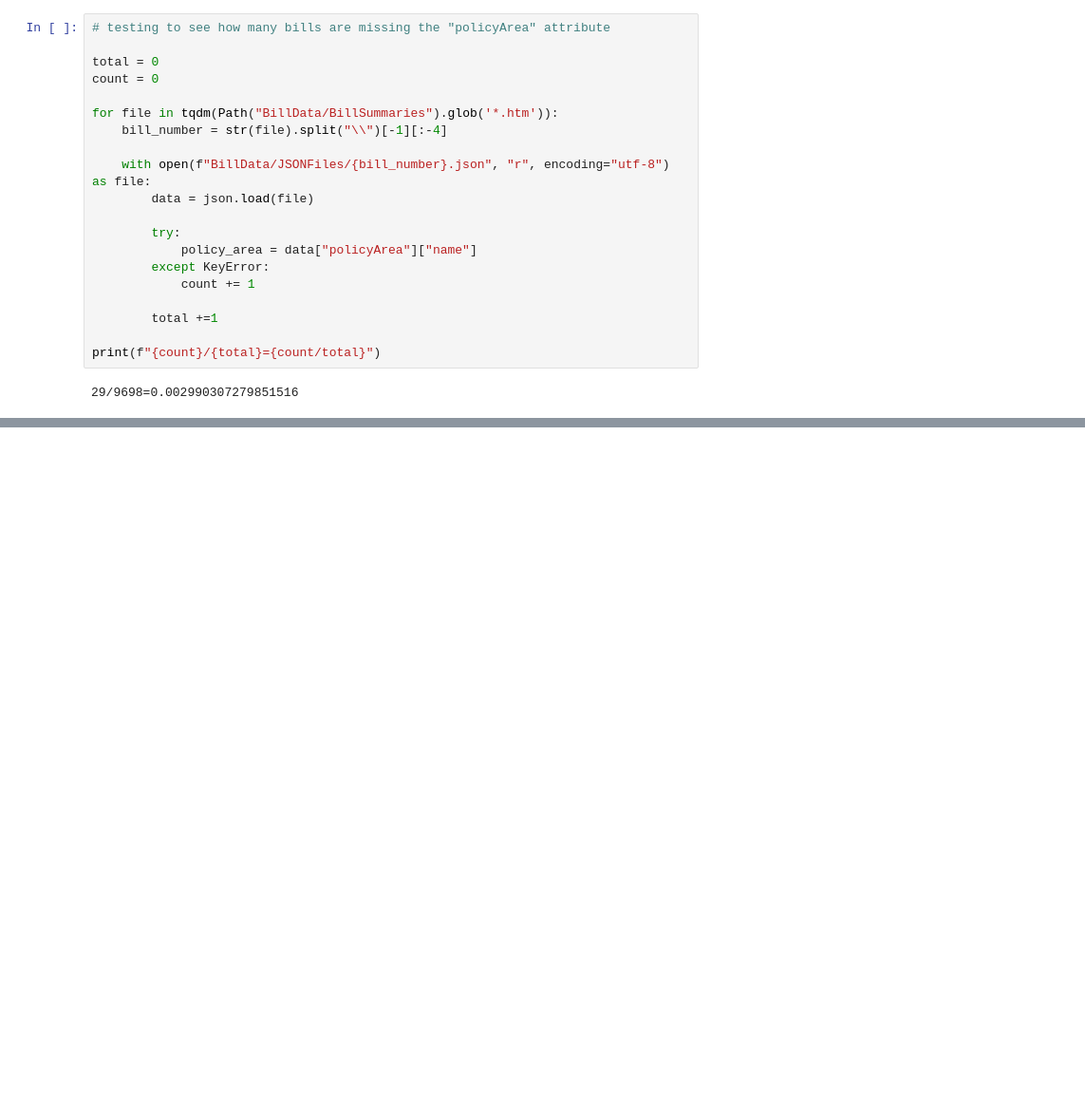
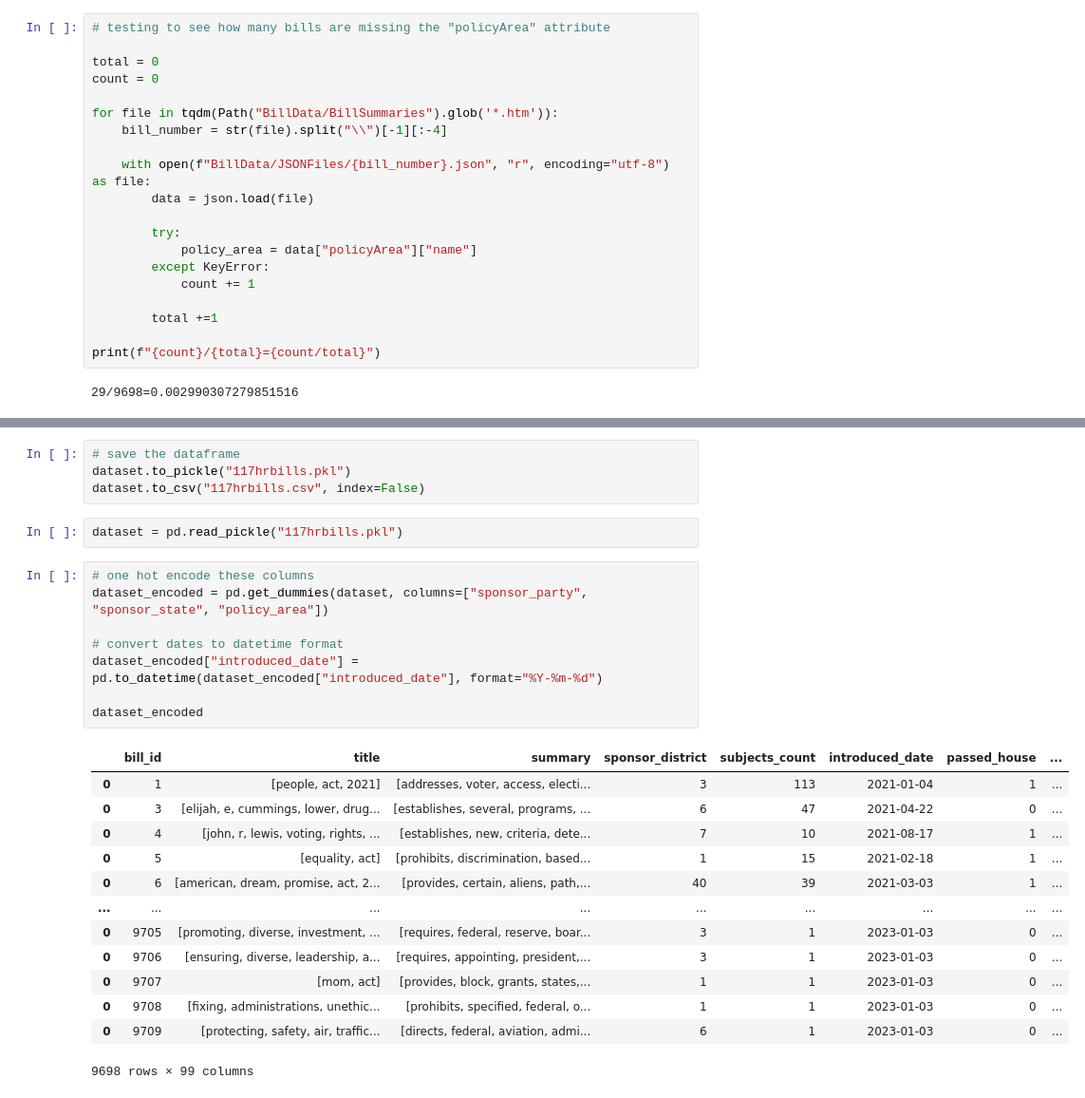
Before and after one commit to 7673502/BillSuccessPredictor, a Jupyter notebook: preliminary.ipynb, the cells around one changed output, grey strips where cells are left out. Shown at 95% size. Drawn from its saved outputs; the diff is of its cells as text; blank space fills up the shorter version.

Commit message:
finished building dataset

```diff
--- a/preliminary.ipynb
+++ b/preliminary.ipynb
@@ -340,0 +368,28 @@ print(f"{count}/{total}={count/total}")
+# %%
+# save the dataframe
+dataset.to_pickle("117hrbills.pkl")
+dataset.to_csv("117hrbills.csv", index=False)
+# %%
+dataset = pd.read_pickle("117hrbills.pkl")
+# %%
+# one hot encode these columns
+dataset_encoded = pd.get_dummies(dataset, columns=["sponsor_party", "sponsor_state", "policy_area"])
+
+# convert dates to datetime format
+dataset_encoded["introduced_date"] = pd.to_datetime(dataset_encoded["introduced_date"], format="%Y-%m-%d")
+
+dataset_encoded
+# %% [output]
+|  | bill_id | title | summary | sponsor_district | subjects_count | introduced_date | passed_house | ... |
+| 0 | 1 | [people, act, 2021] | [addresses, voter, access, electi... | 3 | 113 | 2021-01-04 | 1 | ... |
+| 0 | 3 | [elijah, e, cummings, lower, drug... | [establishes, several, programs, ... | 6 | 47 | 2021-04-22 | 0 | ... |
+| 0 | 4 | [john, r, lewis, voting, rights, ... | [establishes, new, criteria, dete... | 7 | 10 | 2021-08-17 | 1 | ... |
+| 0 | 5 | [equality, act] | [prohibits, discrimination, based... | 1 | 15 | 2021-02-18 | 1 | ... |
+| 0 | 6 | [american, dream, promise, act, 2... | [provides, certain, aliens, path,... | 40 | 39 | 2021-03-03 | 1 | ... |
+| ... | ... | ... | ... | ... | ... | ... | ... | ... |
+| 0 | 9705 | [promoting, diverse, investment, ... | [requires, federal, reserve, boar... | 3 | 1 | 2023-01-03 | 0 | ... |
+| 0 | 9706 | [ensuring, diverse, leadership, a... | [requires, appointing, president,... | 3 | 1 | 2023-01-03 | 0 | ... |
+| 0 | 9707 | [mom, act] | [provides, block, grants, states,... | 1 | 1 | 2023-01-03 | 0 | ... |
+| 0 | 9708 | [fixing, administrations, unethic... | [prohibits, specified, federal, o... | 1 | 1 | 2023-01-03 | 0 | ... |
+| 0 | 9709 | [protecting, safety, air, traffic... | [directs, federal, aviation, admi... | 6 | 1 | 2023-01-03 | 0 | ... |
+9698 rows × 99 columns
```
Also changed, not shown: parts of 8 cells of this notebook, 3 other files.
